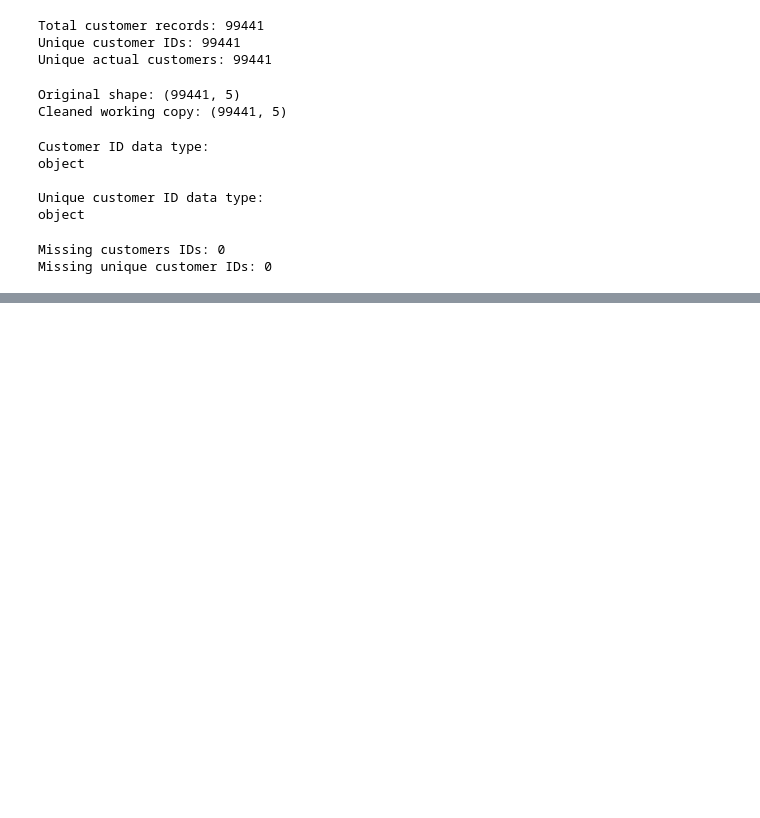
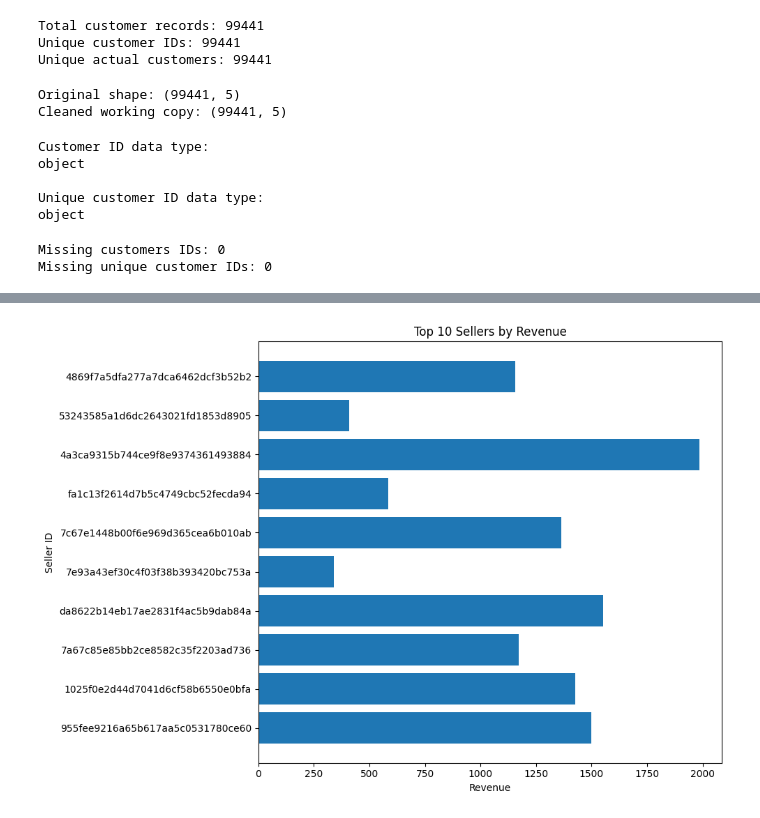
Before and after one commit to guntimanoj/olist-ecommerce-data-analysis, a Jupyter notebook: notebooks/01_data_exploration.ipynb, the cells around one changed output, grey strips where cells are left out. Saved outputs shown, nothing was run; the diff lists cells and outputs as text; code cells hidden in the pictures; blank space fills up the shorter version.

```diff
--- a/notebooks/01_data_exploration.ipynb
+++ b/notebooks/01_data_exploration.ipynb
@@ -539,0 +820,11 @@ Missing unique customer IDs: 0
+# %%
+plt.figure(figsize=(10, 7))
+plt.barh(top_sellers.index.astype(str), top_sellers["total_items"])
+plt.title("Top 10 Sellers by Revenue")
+plt.xlabel("Revenue")
+plt.ylabel("Seller ID")
+plt.gca().invert_yaxis()
+plt.tight_layout()
+plt.show()
+# %% [output]
+[figure, added]
```
Also changed, not shown: parts of 45 cells of this notebook.
